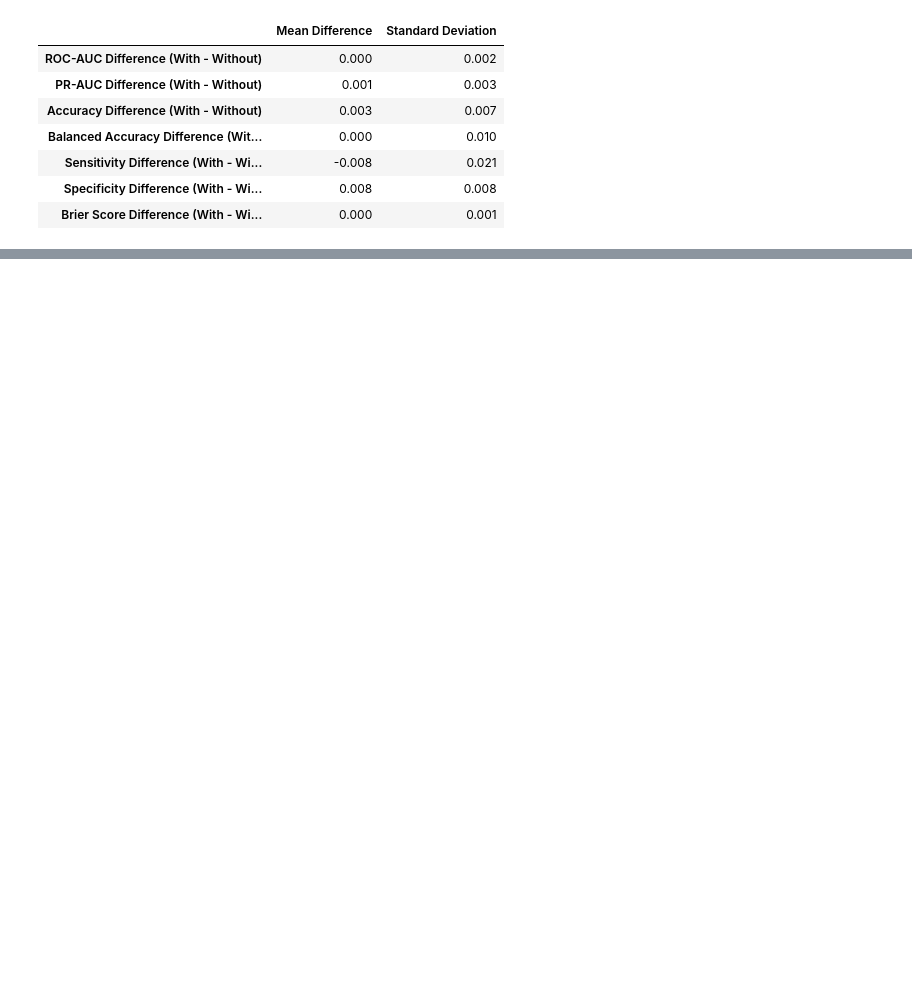
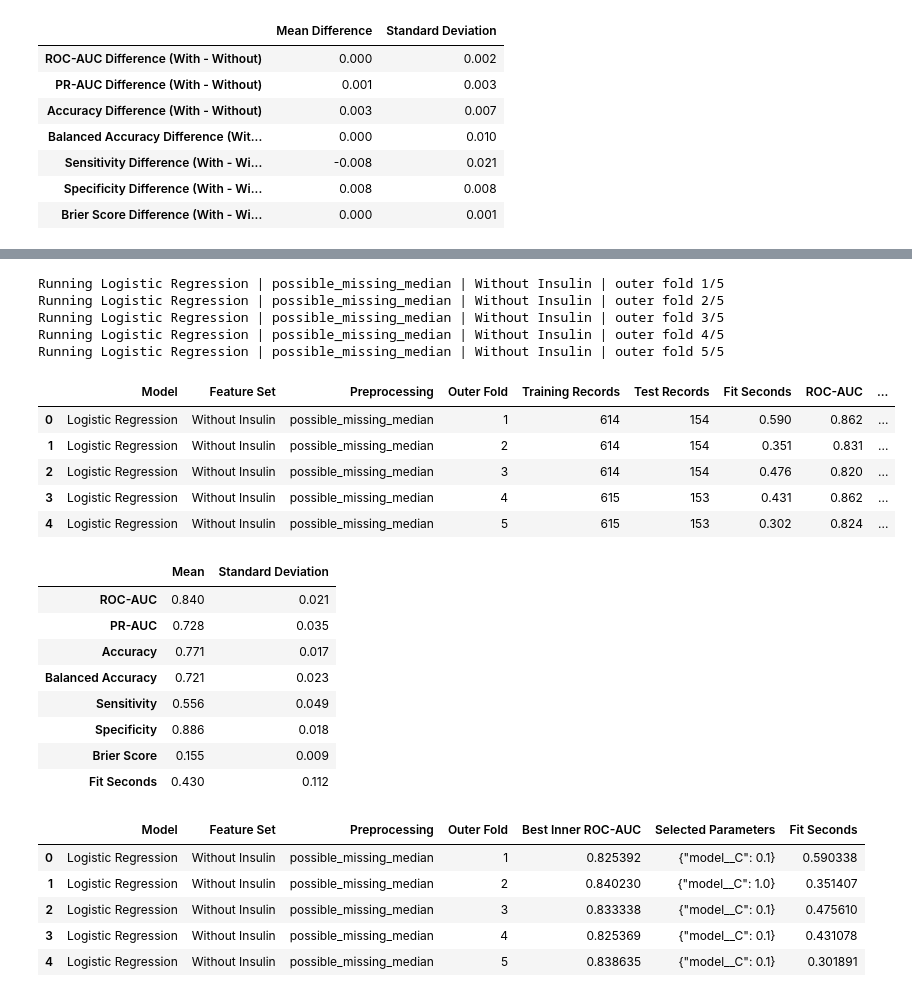
Before and after one commit to rodrigoviannasn/mat422-insulin-diabetes-project, a Jupyter notebook: notebooks/02_modeling_results.ipynb, the cells around one changed output, grey strips where cells are left out. Cells and saved outputs as stored; diff of their text form; code cells hidden in the pictures; blank space fills up the shorter version.

Commit message:
Run median-imputed logistic regression without insulin

```diff
--- a/notebooks/02_modeling_results.ipynb
+++ b/notebooks/02_modeling_results.ipynb
@@ -742,0 +747,72 @@ difference_summary.to_csv(
+# %%
+# Run median-imputed logistic regression without insulin.
+
+median_without_key = (
+    "Logistic Regression | Possible Missing Median | Without Insulin"
+)
+
+experiment_results[median_without_key] = run_nested_cv(
+    model_name="Logistic Regression",
+    feature_names=PREDICTORS_WITHOUT_INSULIN,
+    feature_set_name="Without Insulin",
+    preprocessing_approach="possible_missing_median",
+)
+
+median_without_result = experiment_results[median_without_key]
+
+median_without_summary = (
+    median_without_result["fold_metrics"][METRIC_COLUMNS + ["Fit Seconds"]]
+    .agg(["mean", "std"])
+    .T
+    .rename(columns={
+        "mean": "Mean",
+        "std": "Standard Deviation",
+    })
+    .round(3)
+)
+
+display(median_without_result["fold_metrics"].round(3))
+display(median_without_summary)
+display(median_without_result["selected_parameters"])
+
+median_without_result["fold_metrics"].to_csv(
+    TABLES_DIR / "logistic_median_without_insulin_fold_metrics.csv",
+    index=False,
+)
+
+median_without_result["predictions"].to_csv(
+    TABLES_DIR / "logistic_median_without_insulin_predictions.csv",
+    index=False,
+)
+
+median_without_result["selected_parameters"].to_csv(
+    TABLES_DIR / "logistic_median_without_insulin_parameters.csv",
+    index=False,
+)
+# %% [output]
+Running Logistic Regression | possible_missing_median | Without Insulin | outer fold 1/5
+Running Logistic Regression | possible_missing_median | Without Insulin | outer fold 2/5
+Running Logistic Regression | possible_missing_median | Without Insulin | outer fold 3/5
+Running Logistic Regression | possible_missing_median | Without Insulin | outer fold 4/5
+Running Logistic Regression | possible_missing_median | Without Insulin | outer fold 5/5
+|  | Model | Feature Set | Preprocessing | Outer Fold | Training Records | Test Records | Fit Seconds | ROC-AUC | ... |
+| 0 | Logistic Regression | Without Insulin | possible_missing_median | 1 | 614 | 154 | 0.590 | 0.862 | ... |
+| 1 | Logistic Regression | Without Insulin | possible_missing_median | 2 | 614 | 154 | 0.351 | 0.831 | ... |
+| 2 | Logistic Regression | Without Insulin | possible_missing_median | 3 | 614 | 154 | 0.476 | 0.820 | ... |
+| 3 | Logistic Regression | Without Insulin | possible_missing_median | 4 | 615 | 153 | 0.431 | 0.862 | ... |
+| 4 | Logistic Regression | Without Insulin | possible_missing_median | 5 | 615 | 153 | 0.302 | 0.824 | ... |
+|  | Mean | Standard Deviation |
+| ROC-AUC | 0.840 | 0.021 |
+| PR-AUC | 0.728 | 0.035 |
+| Accuracy | 0.771 | 0.017 |
+| Balanced Accuracy | 0.721 | 0.023 |
+| Sensitivity | 0.556 | 0.049 |
+| Specificity | 0.886 | 0.018 |
+| Brier Score | 0.155 | 0.009 |
+| Fit Seconds | 0.430 | 0.112 |
+|  | Model | Feature Set | Preprocessing | Outer Fold | Best Inner ROC-AUC | Selected Parameters | Fit Seconds |
+| 0 | Logistic Regression | Without Insulin | possible_missing_median | 1 | 0.825392 | {"model__C": 0.1} | 0.590338 |
+| 1 | Logistic Regression | Without Insulin | possible_missing_median | 2 | 0.840230 | {"model__C": 1.0} | 0.351407 |
+| 2 | Logistic Regression | Without Insulin | possible_missing_median | 3 | 0.833338 | {"model__C": 0.1} | 0.475610 |
+| 3 | Logistic Regression | Without Insulin | possible_missing_median | 4 | 0.825369 | {"model__C": 0.1} | 0.431078 |
+| 4 | Logistic Regression | Without Insulin | possible_missing_median | 5 | 0.838635 | {"model__C": 0.1} | 0.301891 |
```
Also changed, not shown: parts of 1 cell of this notebook.
